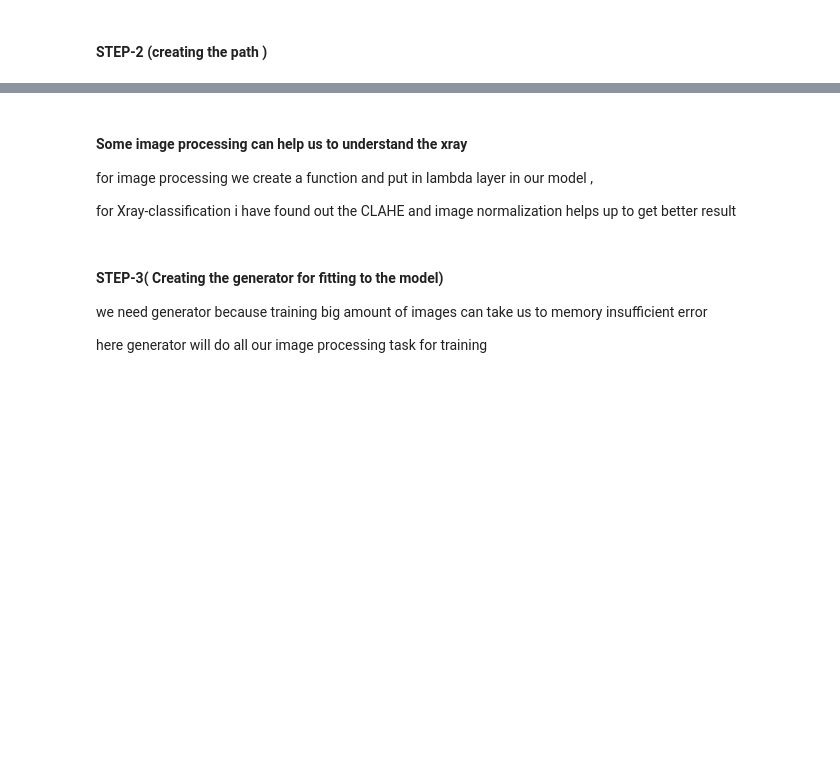
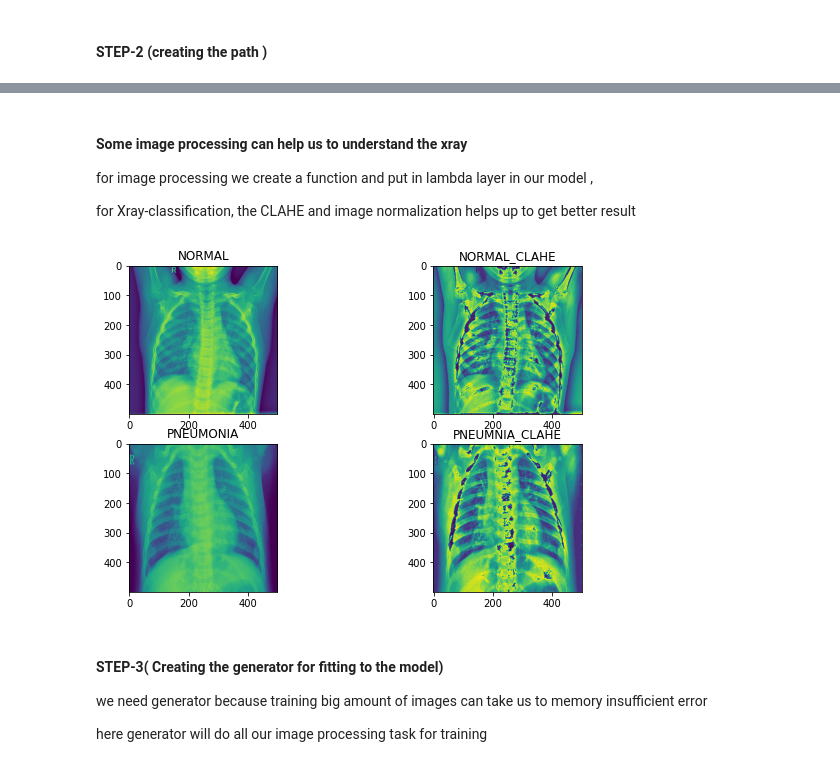
Before and after one commit to markos-iliakis/image_processing_pneumonia, a Jupyter notebook: pneumonia-detection-stacked-model-94.ipynb, the cells around one changed output, grey strips where cells are left out. Drawn from its saved outputs; the diff is of its cells as text; code cells hidden in the pictures; blank space fills up the shorter version.

```diff
--- a/pneumonia-detection-stacked-model-94.ipynb
+++ b/pneumonia-detection-stacked-model-94.ipynb
@@ -79,39 +73,41 @@ print("length of normal cases in training set:",len(os.listdir(train_n)))
 
 for image processing we create a function and put in lambda layer in our model ,
 
-for Xray-classification i have found out the CLAHE and image normalization helps up to get better result
+for Xray-classification, the CLAHE and image normalization helps up to get better result
 # %%
 # Quick look to the images
 clahe = cv2.createCLAHE(clipLimit = 5)
 
 
 img_name = 'IM-0115-0001.jpeg'
-img_normal = cv2.imread('../input/chest-xray-pneumonia/chest_xray/train/NORMAL/' + img_name)
+img_normal = cv2.imread('./data/chest_xray/train/NORMAL/' + img_name)
 img_normal = cv2.resize(img_normal, (500,500))
 img_normal = cv2.cvtColor(img_normal, cv2.COLOR_BGR2GRAY)
 img_normal_clahe = clahe.apply(img_normal) + 30
 
 
 
 img_name_1 = 'person1000_virus_1681.jpeg'
-img_pneumonia = cv2.imread('../input/chest-xray-pneumonia/chest_xray/train/PNEUMONIA/' + img_name_1)
+img_pneumonia = cv2.imread('./data/chest_xray/train/PNEUMONIA/' + img_name_1)
 img_pneumonia = cv2.resize(img_pneumonia, (500,500))
 img_pneumonia = cv2.cvtColor(img_pneumonia, cv2.COLOR_BGR2GRAY)
 img_pneumonia_clahe = clahe.apply(img_pneumonia) + 30
 
 
 #-----------------------------------------------------------------------------------------#
 
 
 fig, axs = plt.subplots(2,2,figsize=(10,6))
 axs[0,0].imshow(img_normal)
 axs[0,0].set_title("NORMAL")
 axs[0,1].imshow(img_normal_clahe)
 axs[0,1].set_title("NORMAL_CLAHE")
 axs[1,0].imshow(img_pneumonia)
 axs[1,0].set_title("PNEUMONIA")
 axs[1,1].imshow(img_pneumonia_clahe)
 axs[1,1].set_title("PNEUMNIA_CLAHE");
+# %% [output]
+[figure, added]
 # %% [markdown]
 #### STEP-3( Creating the generator for fitting to the model)
 we need generator because training big amount of images can take us to memory insufficient error
```
Also changed, not shown: parts of 15 cells of this notebook.
